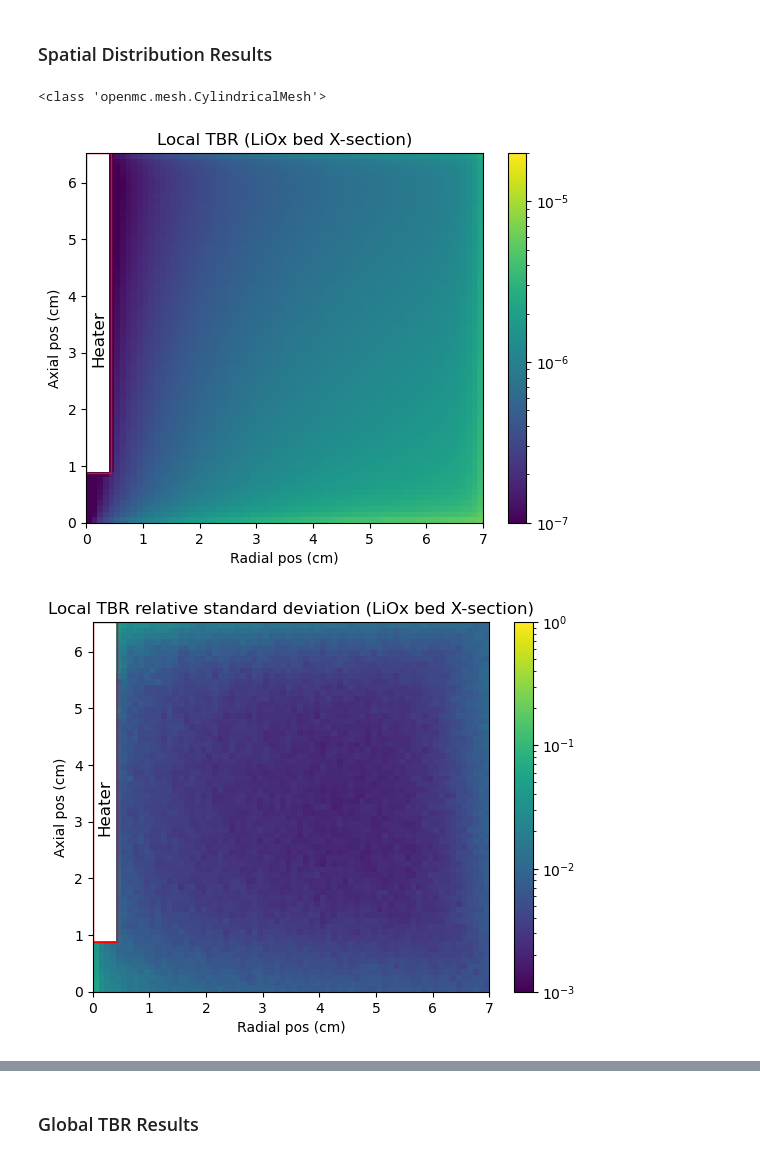
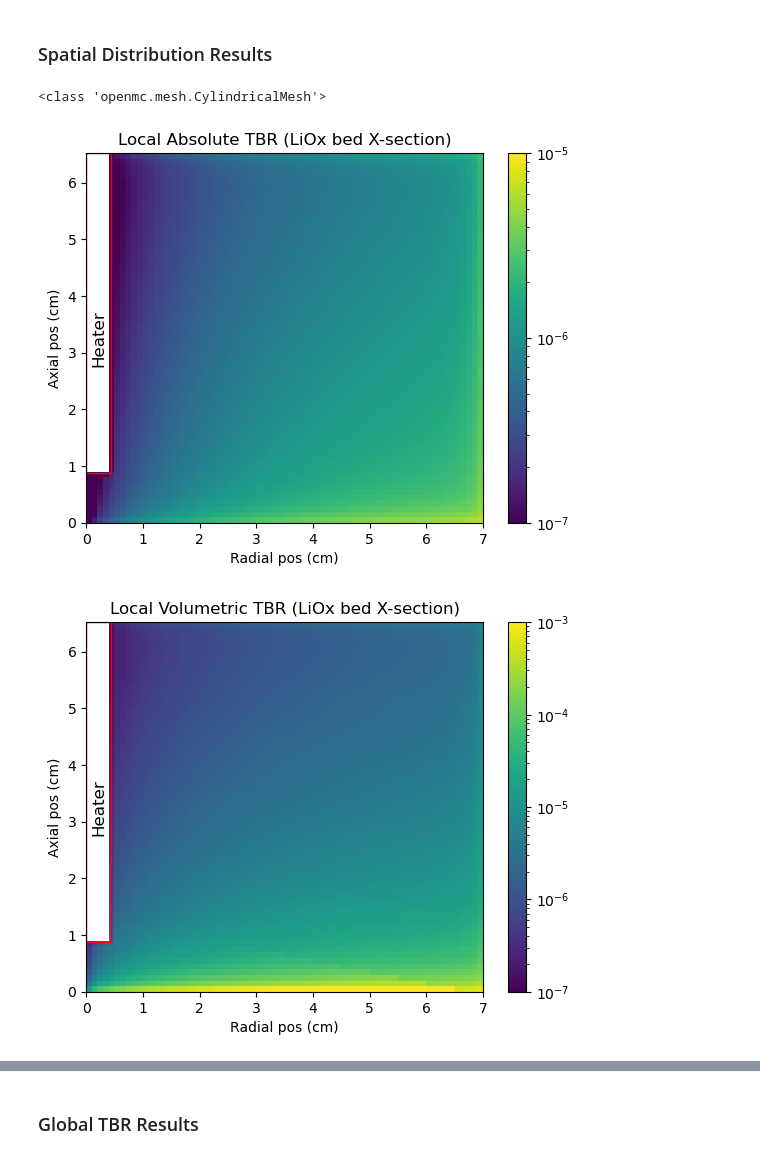
Before and after one commit to rossmacdonald98/BABY-Li2O, a Jupyter notebook: analysis/neutron/postprocessing.ipynb, the cells around one changed output, grey strips where cells are left out. Saved outputs shown, nothing was run; the diff lists cells and outputs as text; code cells hidden in the pictures.

Commit message:
Added volumetric TBR calculation & plot to postprocessing.

```diff
--- a/analysis/neutron/postprocessing.ipynb
+++ b/analysis/neutron/postprocessing.ipynb
@@ -159,11 +159,11 @@ if mesh is not None:
         extent=[0, Li2O_bed_radius, 0, Li2O_bed_thickness],
         origin='lower',
         aspect='auto',
-        norm=mcolors.LogNorm(vmin=1e-7, vmax=2e-5),  # Use LogNorm for logarithmic scale
+        norm=mcolors.LogNorm(vmin=1e-7, vmax=1e-5),  # Use LogNorm for logarithmic scale
         cmap='viridis'  # You can change the colormap if desired
     )
     plt.colorbar(im, ax=ax)
-    ax.set_title('Local TBR (LiOx bed X-section)')
+    ax.set_title('Local Absolute TBR (LiOx bed X-section)')
     ax.set_xlabel('Radial pos (cm)')
     ax.set_ylabel('Axial pos (cm)')
 
@@ -190,6 +190,55 @@ if mesh is not None:
         rotation=90
     )
     plt.show()
+
+    ### Calculate volumetric Local TBR ###
+    mesh_volumes = mesh.volumes
+    volumes_array = mesh_volumes.reshape((n_z, n_r))
+
+    vol_tbr_array = mean_array / volumes_array
+
+    #### Plot local volumetric TBR ####
+
+    fig, ax = plt.subplots()
+
+    im = ax.imshow(
+        vol_tbr_array,
+        interpolation='nearest',
+        extent=[0, Li2O_bed_radius, 0, Li2O_bed_thickness],
+        origin='lower',
+        aspect='auto',
+        norm=mcolors.LogNorm(vmin=1e-7, vmax=1e-3),  # Use LogNorm for logarithmic scale
+        cmap='viridis'  # You can change the colormap if desired
+    )
+    plt.colorbar(im, ax=ax)
+    ax.set_title('Local Volumetric TBR (LiOx bed X-section)')
+    ax.set_xlabel('Radial pos (cm)')
+    ax.set_ylabel('Axial pos (cm)')
+
+
+    # Add a rectangle outlining the heater region
+    heater_rect = patches.Rectangle(
+        (0, heater_gap),  # (x, y) lower left corner
+        heater_radius,  # width
+        (Li2O_bed_thickness-heater_gap),  # height
+        linewidth=1,
+        edgecolor='red',
+        facecolor='none'
+    )
+    ax.add_patch(heater_rect)
+
+    # Add a label
+    ax.text(
+        heater_radius/2, Li2O_bed_thickness/2,  # position in the center of the rectangle
+        'Heater',
+        color='black',
+        fontsize=12,
+        ha='center',
+        va='center',
+        rotation=90
+    )
+    plt.show()
+
 
     #### Plot local TBR relative standard deviation values ####
 
@@ -213,32 +262,32 @@ if mesh is not None:
 
     plt.colorbar(im, ax=ax)
     ax.set_title('Local TBR relative standard deviation (LiOx bed X-section)')
     ax.set_xlabel('Radial pos (cm)')
     ax.set_ylabel('Axial pos (cm)')
 
     # Add a rectangle outlining the heater region
     heater_rect = patches.Rectangle(
         (0, heater_gap),  # (x, y) lower left corner
         heater_radius,  # width
         (Li2O_bed_thickness-heater_gap),  # height
         linewidth=1,
         edgecolor='red',
         facecolor='none'
     )
     ax.add_patch(heater_rect)
 
     # Add a label
     ax.text(
         heater_radius/2, Li2O_bed_thickness/2,  # position in the center of the rectangle
         'Heater',
         color='black',
         fontsize=12,
         ha='center',
         va='center',
         rotation=90
     )
     plt.show()
 # %% [output]
 <class 'openmc.mesh.CylindricalMesh'>
-[figure, old version]
+[figure, new version]
-[figure, old version]
+[figure, new version]
```
Also changed, not shown: parts of 1 cell of this notebook.
